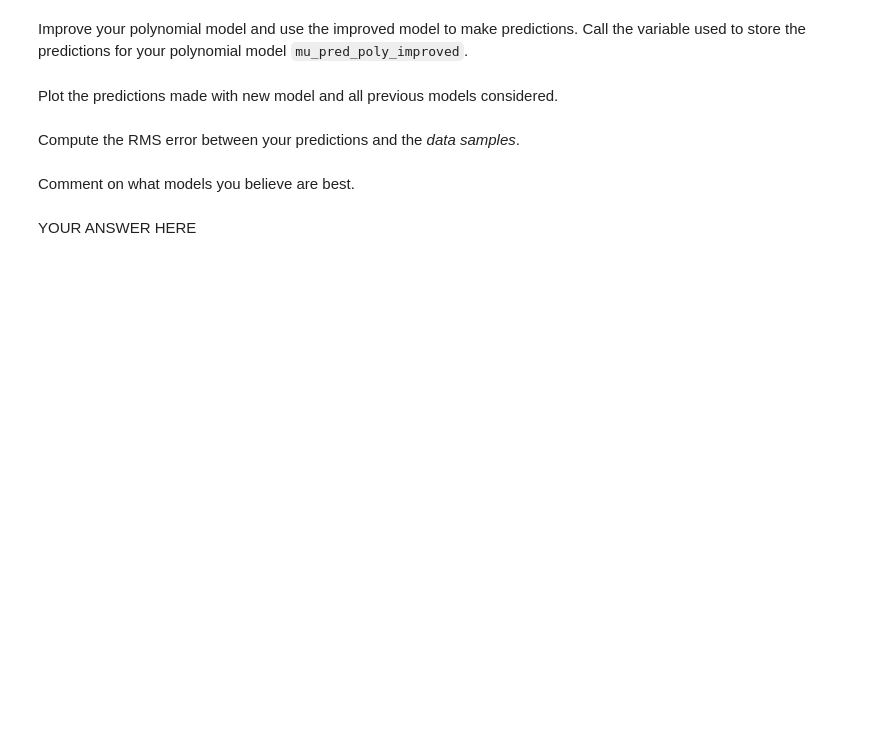
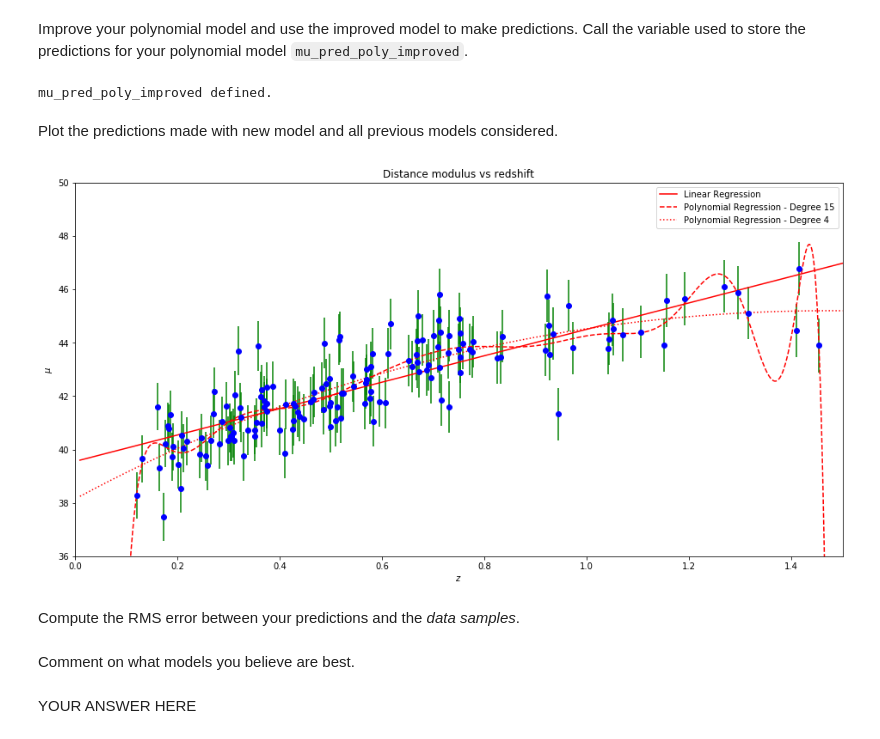
Before and after one commit to johnduffymsc/msc_spce0038, a Jupyter notebook: spce0038_coursework_john_duffy.ipynb, the cells around one changed output. Saved outputs shown, nothing was run; the diff lists cells and outputs as text; code cells hidden in the pictures; blank space fills up the shorter version.

```diff
--- a/spce0038_coursework_john_duffy.ipynb
+++ b/spce0038_coursework_john_duffy.ipynb
@@ -238,5 +237,23 @@ raise NotImplementedError()
+# %%
+degree = 4
+bias = False
+
+def compute_poly_features(degree, bias):
+    poly_features = PolynomialFeatures(degree=degree, include_bias=bias)
+    z_sample_poly = poly_features.fit_transform(z_sample_new)
+    return z_sample_poly, poly_features
+
+z_sample_poly, poly_features = compute_poly_features(degree, bias)
+
+lin_reg_poly_improved = LinearRegression()
+lin_reg_poly_improved.fit(z_sample_poly, mu_sample)
+
+z_new_poly_improved = poly_features.transform(z_new)
+mu_pred_poly_improved = lin_reg_poly_improved.predict(z_new_poly_improved)
 # %%
 check_var_defined('mu_pred_poly_improved')
 assert mu_pred_poly_improved.shape == (len(z),)
+# %% [output]
+mu_pred_poly_improved defined.
 # %% [markdown]
 Plot the predictions made with new model and all previous models considered.
@@ -246,3 +260,20 @@ raise NotImplementedError()
+# %%
+# Plot original data and error bars.
+plot_dist_mod()
+
+# Plot linear regression model predictions.
+plt.plot(z, mu_pred_lin, 'r-', label="Linear Regression")
+
+# Plot polynomial regression model predictions - degree 15.
+plt.plot(z, mu_pred_poly, 'r--', label="Polynomial Regression - Degree 15")
+
+# Plot polynomial regression model predictions - degree 3.
+plt.plot(z, mu_pred_poly_improved, 'r:', label="Polynomial Regression - Degree 4")
+
+plt.legend()
+plt.show()
+# %% [output]
+[figure, added]
 # %% [markdown]
 Compute the RMS error between your predictions and the *data samples*.
 # %%
```
Also changed, not shown: parts of 4 cells of this notebook.
